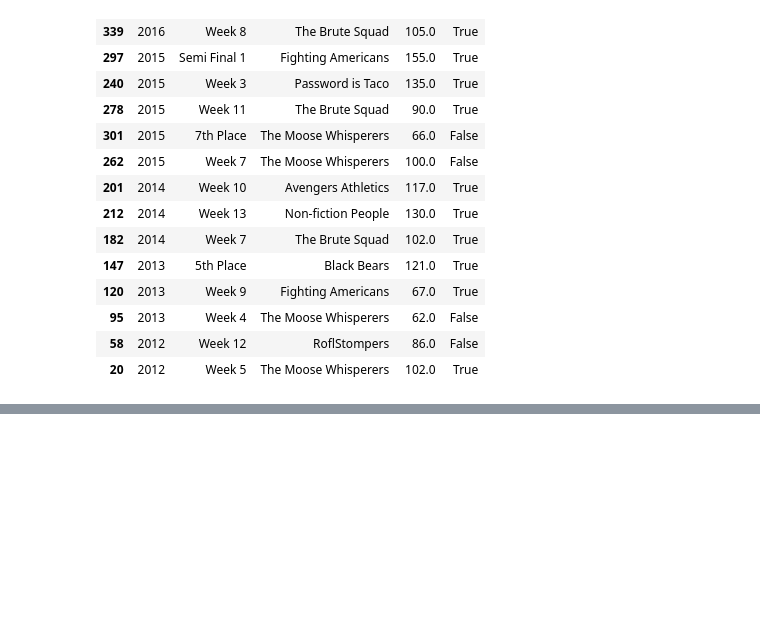
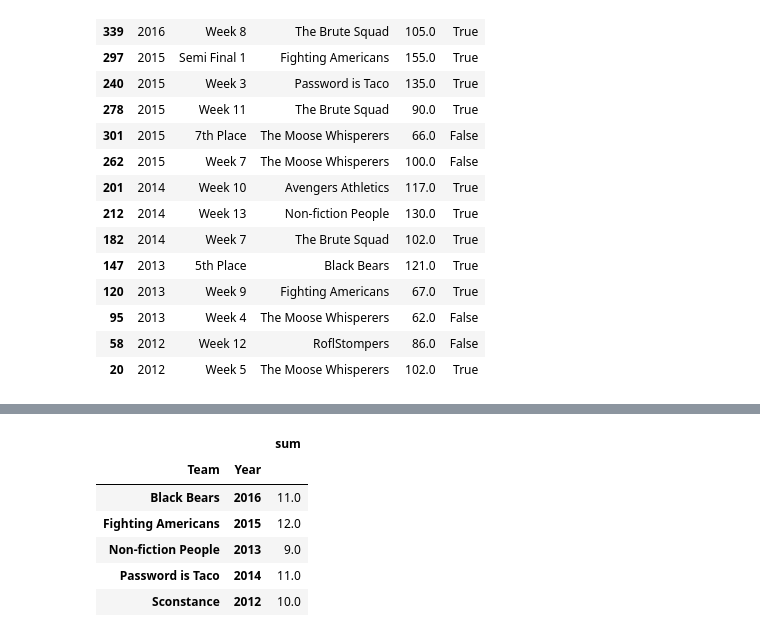
Before and after one commit to AgentCid/fantasy-football, a Jupyter notebook: fantasy-football.ipynb, the cells around one changed output, grey strips where cells are left out. Cells and saved outputs as stored; diff of their text form; code cells hidden in the pictures; blank space fills up the shorter version.

```diff
--- a/fantasy-football.ipynb
+++ b/fantasy-football.ipynb
@@ -130,0 +162,14 @@ np.polyfit(fred['Alphabetical'], fred['Score'], 1)
+# %%
+# champ scores by week
+week_scores = season_winners.merge(gbt, how='left', on=['Team', 'Year'])
+
+# wins per season
+week_scores.groupby(['Team', 'Year'])['Won'].agg(['sum'])
+# %% [output]
+|  |  | sum |
+| Team | Year |  |
+| Black Bears | 2016 | 11.0 |
+| Fighting Americans | 2015 | 12.0 |
+| Non-fiction People | 2013 | 9.0 |
+| Password is Taco | 2014 | 11.0 |
+| Sconstance | 2012 | 10.0 |
```
Also changed, not shown: parts of 3 cells of this notebook, 2 other files.
